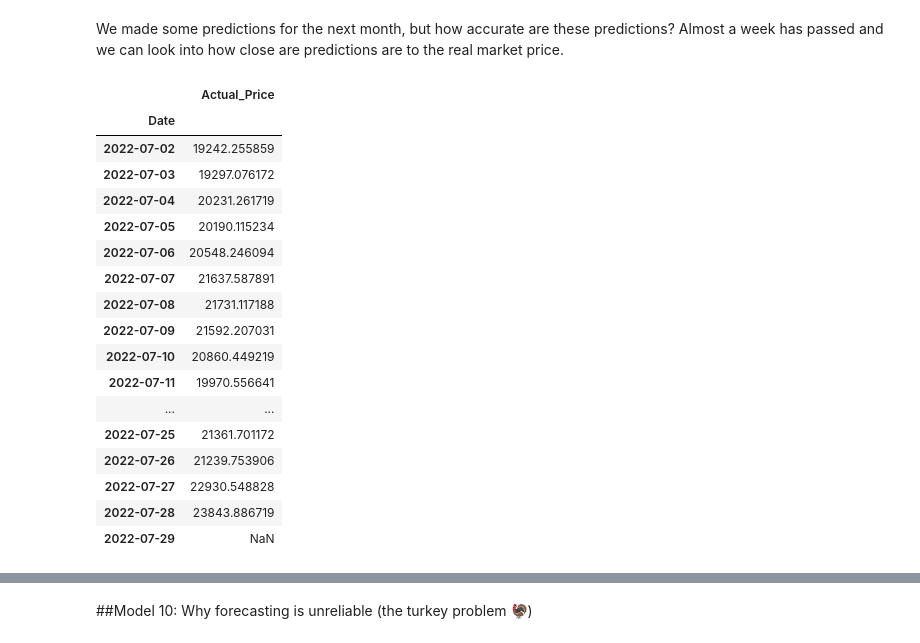
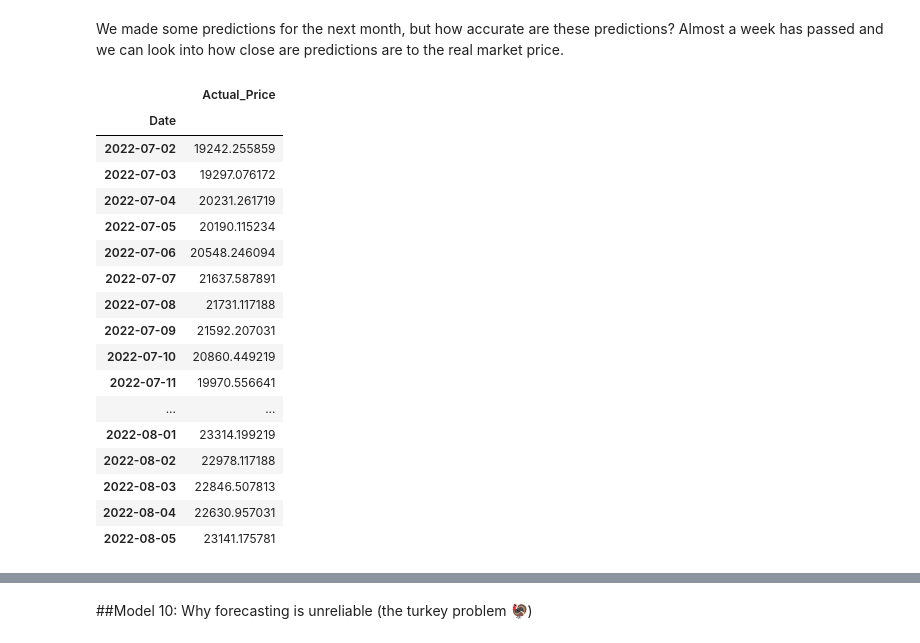
Before and after one commit to DataDoggo215/Predicting_BitcoinPrices, a Jupyter notebook: BitPredict_time_series_forecastng.ipynb, the cells around one changed output, grey strips where cells are left out. Drawn from its saved outputs; the diff is of its cells as text; code cells hidden in the pictures.

```diff
--- a/BitPredict_time_series_forecastng.ipynb
+++ b/BitPredict_time_series_forecastng.ipynb
@@ -2190,29 +2192,29 @@ We made some predictions for the next month, but how accurate are these predicti
 # %%
 #Downloaded the most recent prices and upload into a new dataframe
 df1 = pd.read_csv('/content/gdrive/My Drive/BTC_current.csv',
                  parse_dates=["Date"],
                  index_col=["Date"]) # parse the date column and tell pandas column 1 is a datetime
 actual_btc = pd.DataFrame(df1["Adj Close"]).rename(columns={"Adj Close": "Actual_Price"})
-actual_btc.tail(28)
+actual_btc.tail(35)
 # %% [output]
 |  | Actual_Price |
 | Date |  |
 | 2022-07-02 | 19242.255859 |
 | 2022-07-03 | 19297.076172 |
 | 2022-07-04 | 20231.261719 |
 | 2022-07-05 | 20190.115234 |
 | 2022-07-06 | 20548.246094 |
 | 2022-07-07 | 21637.587891 |
 | 2022-07-08 | 21731.117188 |
 | 2022-07-09 | 21592.207031 |
 | 2022-07-10 | 20860.449219 |
 | 2022-07-11 | 19970.556641 |
 | ... | ... |
-| 2022-07-25 | 21361.701172 |
-| 2022-07-26 | 21239.753906 |
-| 2022-07-27 | 22930.548828 |
-| 2022-07-28 | 23843.886719 |
-| 2022-07-29 | NaN |
+| 2022-08-01 | 23314.199219 |
+| 2022-08-02 | 22978.117188 |
+| 2022-08-03 | 22846.507813 |
+| 2022-08-04 | 22630.957031 |
+| 2022-08-05 | 23141.175781 |
 # %%
 #Combine our forecasts into a dataframe
 future_prediction = pd.DataFrame(future_forecast, next_time_steps)
```
Also changed, not shown: parts of 26 cells of this notebook.
